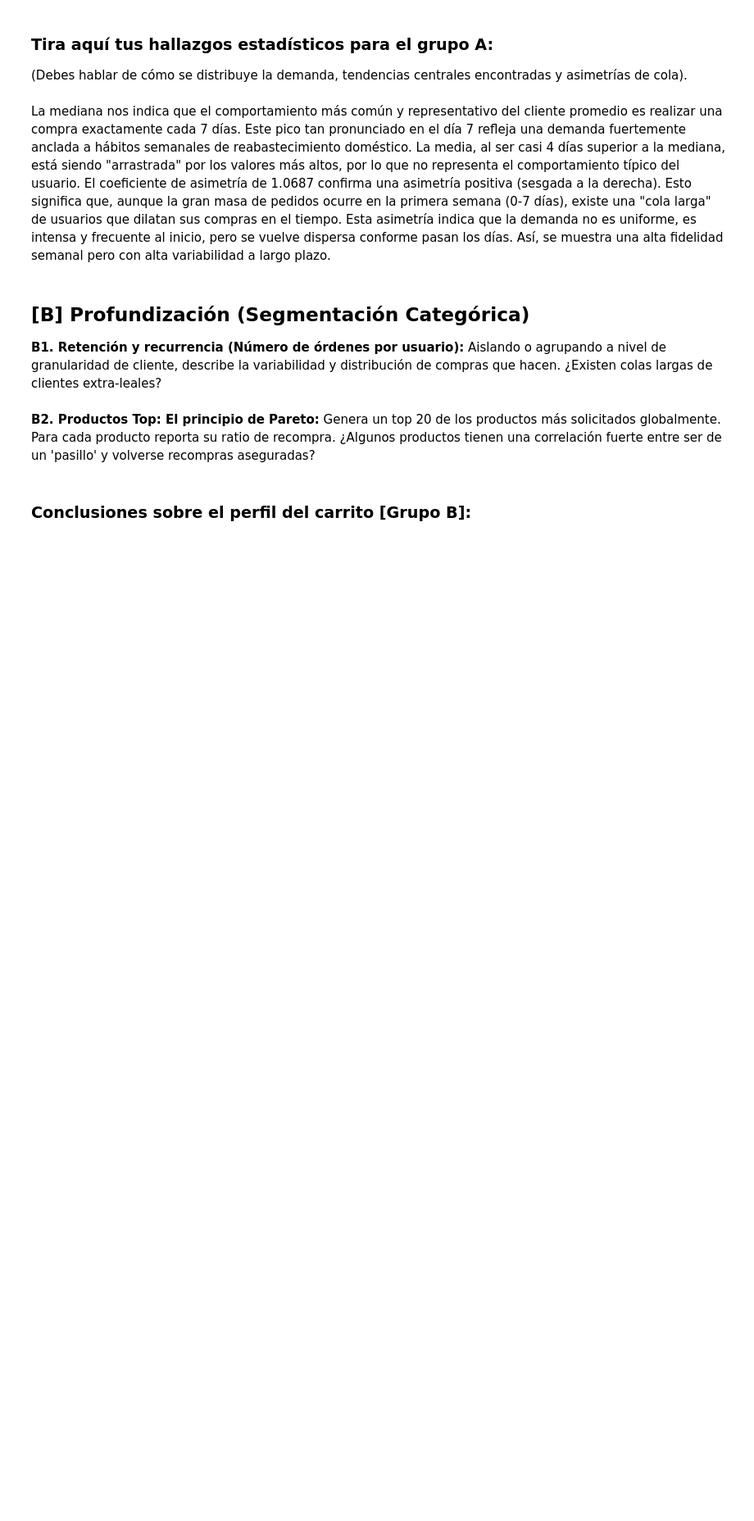
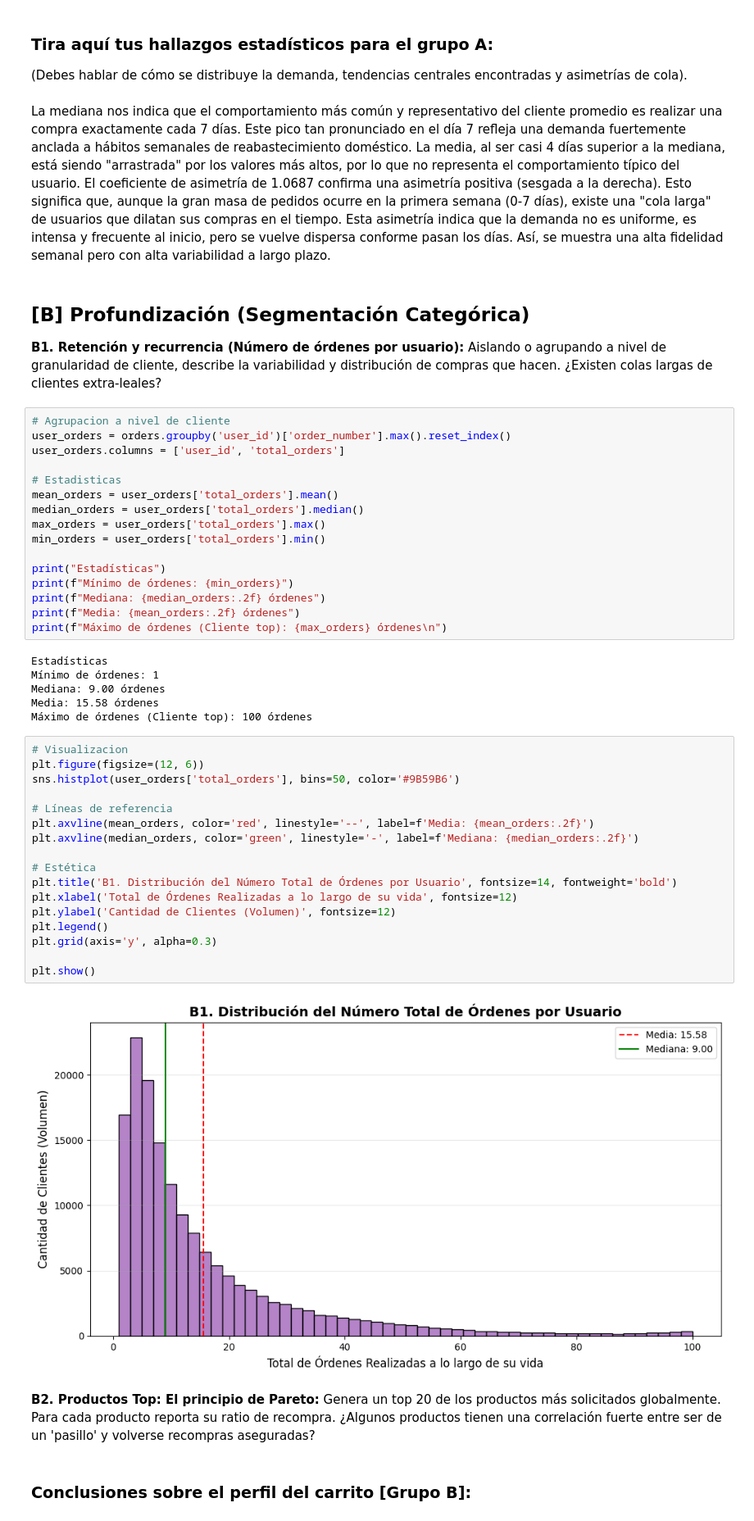
Before and after one commit to osbonilla/ds-week-2, a Jupyter notebook: taller_3_nombre_apellido.ipynb, the cells around one changed output. Shown at 82% size. Saved outputs shown, nothing was run; the diff lists cells and outputs as text; blank space fills up the shorter version.

```diff
--- a/taller_3_nombre_apellido.ipynb
+++ b/taller_3_nombre_apellido.ipynb
@@ -539,6 +539,47 @@ La mediana nos indica que el comportamiento más común y representativo del cli
 
 **B1. Retención y recurrencia (Número de órdenes por usuario):**
 Aislando o agrupando a nivel de granularidad de cliente, describe la variabilidad y distribución de compras que hacen. ¿Existen colas largas de clientes extra-leales?
+# %%
+# Agrupacion a nivel de cliente
+user_orders = orders.groupby('user_id')['order_number'].max().reset_index()
+user_orders.columns = ['user_id', 'total_orders']
+
+# Estadisticas
+mean_orders = user_orders['total_orders'].mean()
+median_orders = user_orders['total_orders'].median()
+max_orders = user_orders['total_orders'].max()
+min_orders = user_orders['total_orders'].min()
+
+print("Estadísticas")
+print(f"Mínimo de órdenes: {min_orders}")
+print(f"Mediana: {median_orders:.2f} órdenes")
+print(f"Media: {mean_orders:.2f} órdenes")
+print(f"Máximo de órdenes (Cliente top): {max_orders} órdenes\n")
+# %% [output]
+Estadísticas
+Mínimo de órdenes: 1
+Mediana: 9.00 órdenes
+Media: 15.58 órdenes
+Máximo de órdenes (Cliente top): 100 órdenes
+# %%
+# Visualizacion
+plt.figure(figsize=(12, 6))
+sns.histplot(user_orders['total_orders'], bins=50, color='#9B59B6')
+
+# Líneas de referencia
+plt.axvline(mean_orders, color='red', linestyle='--', label=f'Media: {mean_orders:.2f}')
+plt.axvline(median_orders, color='green', linestyle='-', label=f'Mediana: {median_orders:.2f}')
+
+# Estética
+plt.title('B1. Distribución del Número Total de Órdenes por Usuario', fontsize=14, fontweight='bold')
+plt.xlabel('Total de Órdenes Realizadas a lo largo de su vida', fontsize=12)
+plt.ylabel('Cantidad de Clientes (Volumen)', fontsize=12)
+plt.legend()
+plt.grid(axis='y', alpha=0.3)
+
+plt.show()
+# %% [output]
+[figure, added]
 # %% [markdown]
 **B2. Productos Top: El principio de Pareto:**
 Genera un top 20 de los productos más solicitados globalmente. Para cada producto reporta su ratio de recompra. ¿Algunos productos tienen una correlación fuerte entre ser de un 'pasillo' y volverse recompras aseguradas?
```
